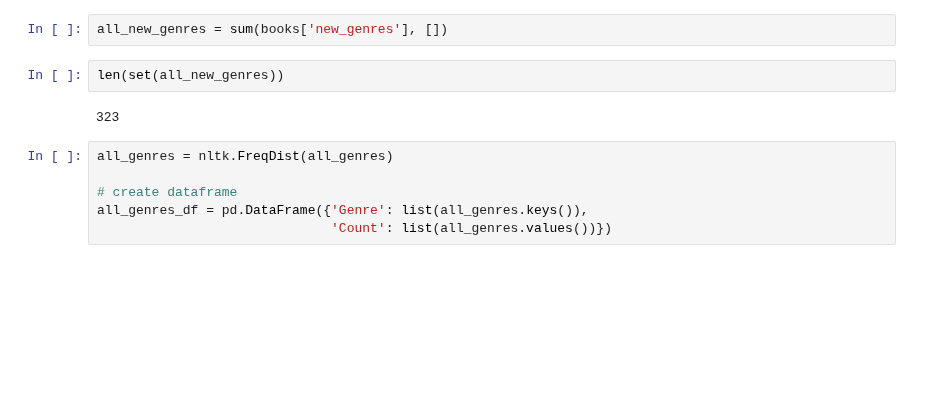
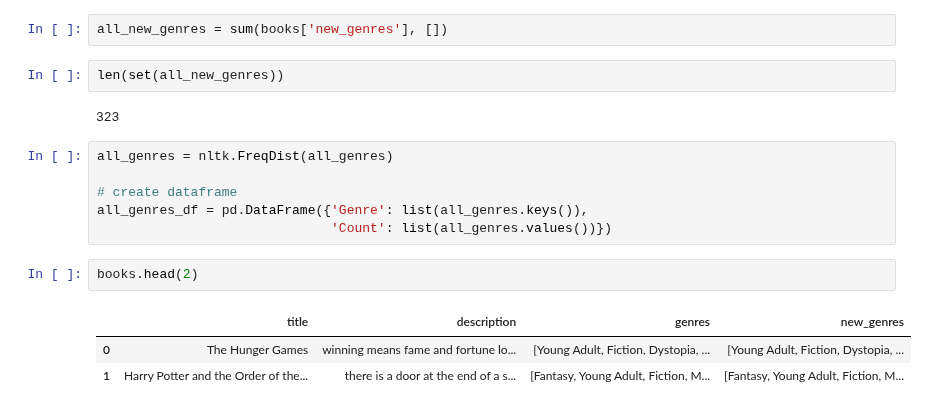
Before and after one commit to lalelisealstad/mybook-dashboard, a Jupyter notebook: notebooks/5_2_ml_genre_prediction.ipynb, the cells around one changed output. Saved outputs shown, nothing was run; the diff lists cells and outputs as text; blank space fills up the shorter version.

```diff
--- a/notebooks/5_2_ml_genre_prediction.ipynb
+++ b/notebooks/5_2_ml_genre_prediction.ipynb
@@ -173,3 +180,9 @@ all_genres = nltk.FreqDist(all_genres)
 # create dataframe
 all_genres_df = pd.DataFrame({'Genre': list(all_genres.keys()),
                               'Count': list(all_genres.values())})
+# %%
+books.head(2)
+# %% [output]
+|  | title | description | genres | new_genres |
+| 0 | The Hunger Games | winning means fame and fortune lo... | [Young Adult, Fiction, Dystopia, ... | [Young Adult, Fiction, Dystopia, ... |
+| 1 | Harry Potter and the Order of the... | there is a door at the end of a s... | [Fantasy, Young Adult, Fiction, M... | [Fantasy, Young Adult, Fiction, M... |
```
Also changed, not shown: parts of 21 cells of this notebook, 1 other file.
